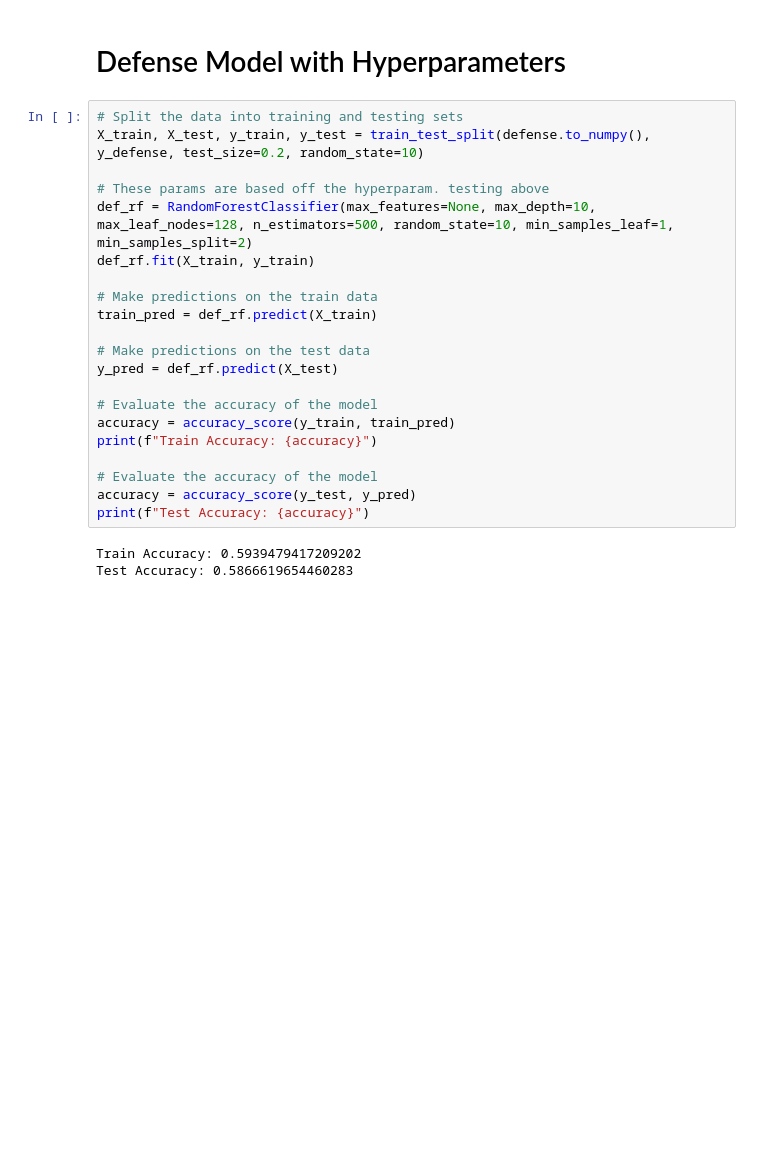
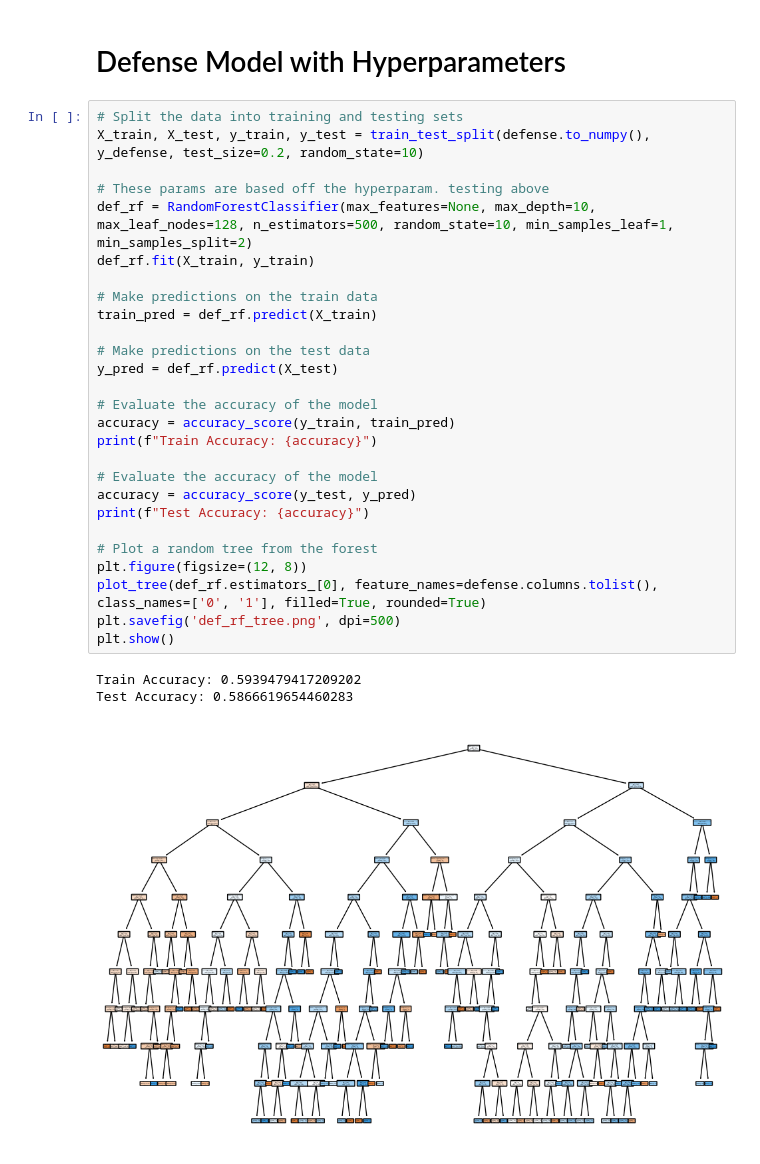
Before and after one commit to UTKML23/FinalProject, a Jupyter notebook: notebooks/RandomForest.ipynb, the cells around one changed output. Drawn from its saved outputs; the diff is of its cells as text; blank space fills up the shorter version.

```diff
--- a/notebooks/RandomForest.ipynb
+++ b/notebooks/RandomForest.ipynb
@@ -204,24 +230,31 @@ Test Accuracy: 0.6203009606307958
 # %%
 # Split the data into training and testing sets
 X_train, X_test, y_train, y_test = train_test_split(defense.to_numpy(), y_defense, test_size=0.2, random_state=10)
 
 # These params are based off the hyperparam. testing above
 def_rf = RandomForestClassifier(max_features=None, max_depth=10, max_leaf_nodes=128, n_estimators=500, random_state=10, min_samples_leaf=1, min_samples_split=2)
 def_rf.fit(X_train, y_train)
 
 # Make predictions on the train data
 train_pred = def_rf.predict(X_train)
 
 # Make predictions on the test data
 y_pred = def_rf.predict(X_test)
 
 # Evaluate the accuracy of the model
 accuracy = accuracy_score(y_train, train_pred)
 print(f"Train Accuracy: {accuracy}")
 
 # Evaluate the accuracy of the model
 accuracy = accuracy_score(y_test, y_pred)
 print(f"Test Accuracy: {accuracy}")
+
+# Plot a random tree from the forest
+plt.figure(figsize=(12, 8))
+plot_tree(def_rf.estimators_[0], feature_names=defense.columns.tolist(), class_names=['0', '1'], filled=True, rounded=True)
+plt.savefig('def_rf_tree.png', dpi=500)
+plt.show()
 # %% [output]
 Train Accuracy: 0.5939479417209202
 Test Accuracy: 0.5866619654460283
+[figure, added]
```
Also changed, not shown: parts of 3 cells of this notebook.
